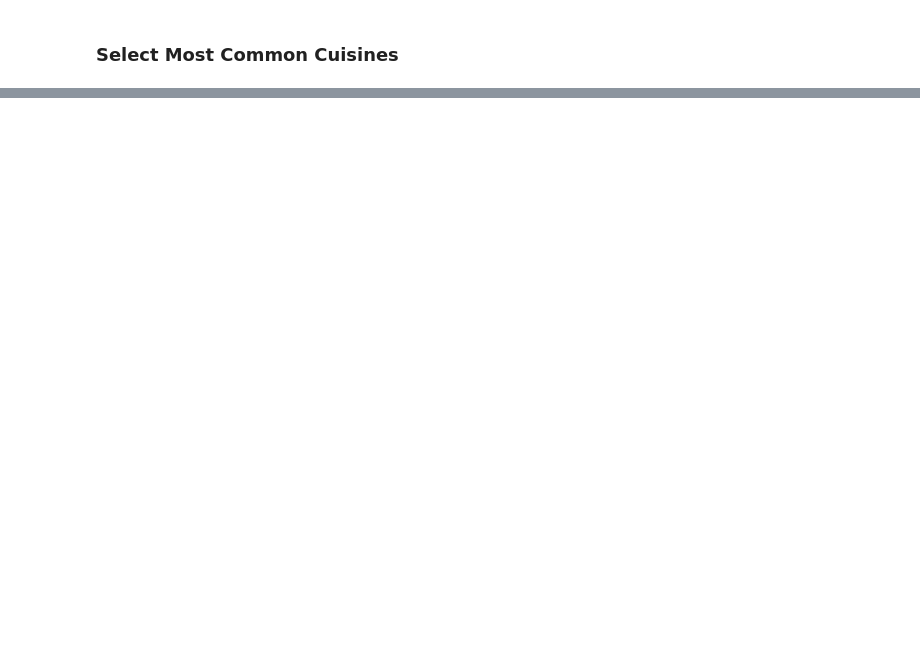
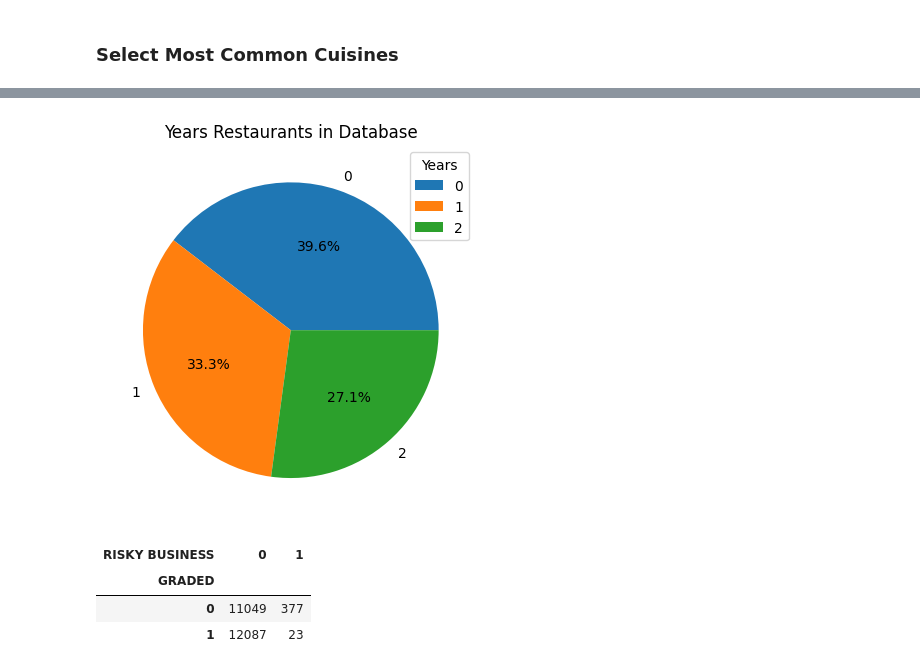
Before and after one commit to tzt775/restaurant-violations, a Jupyter notebook: NYC Restaurant Inspections - Data Cleaning.ipynb, the cells around one changed output, grey strips where cells are left out. Saved outputs shown, nothing was run; the diff lists cells and outputs as text; code cells hidden in the pictures; blank space fills up the shorter version.

```diff
--- a/NYC Restaurant Inspections - Data Cleaning.ipynb
+++ b/NYC Restaurant Inspections - Data Cleaning.ipynb
@@ -623,0 +644,11 @@ X_train
+# %%
+nyc_restaurants["YEARS"] = nyc_restaurants["MONTHS OPERATING"]//12
+
+plt.pie(nyc_restaurants["YEARS"].value_counts().values, labels = nyc_restaurants["YEARS"].value_counts().index,
+        autopct= '%.1f%%')
+plt.legend(title = "Years")
+plt.title("Years Restaurants in Database")
+#plt.savefig(PATH + "Results/years in data.png")
+plt.show()
+# %% [output]
+[figure, added]
@@ -623,0 +661,9 @@ X_train
+# %%
+pd.crosstab(nyc_restaurants["GRADED"], nyc_restaurants["RISKY BUSINESS"])
+
+# only 23 businesses high risk and graded - circumstances?
+# %% [output]
+| RISKY BUSINESS | 0 | 1 |
+| GRADED |  |  |
+| 0 | 11049 | 377 |
+| 1 | 12087 | 23 |
```
Also changed, not shown: parts of 35 cells of this notebook, 4 other files.
